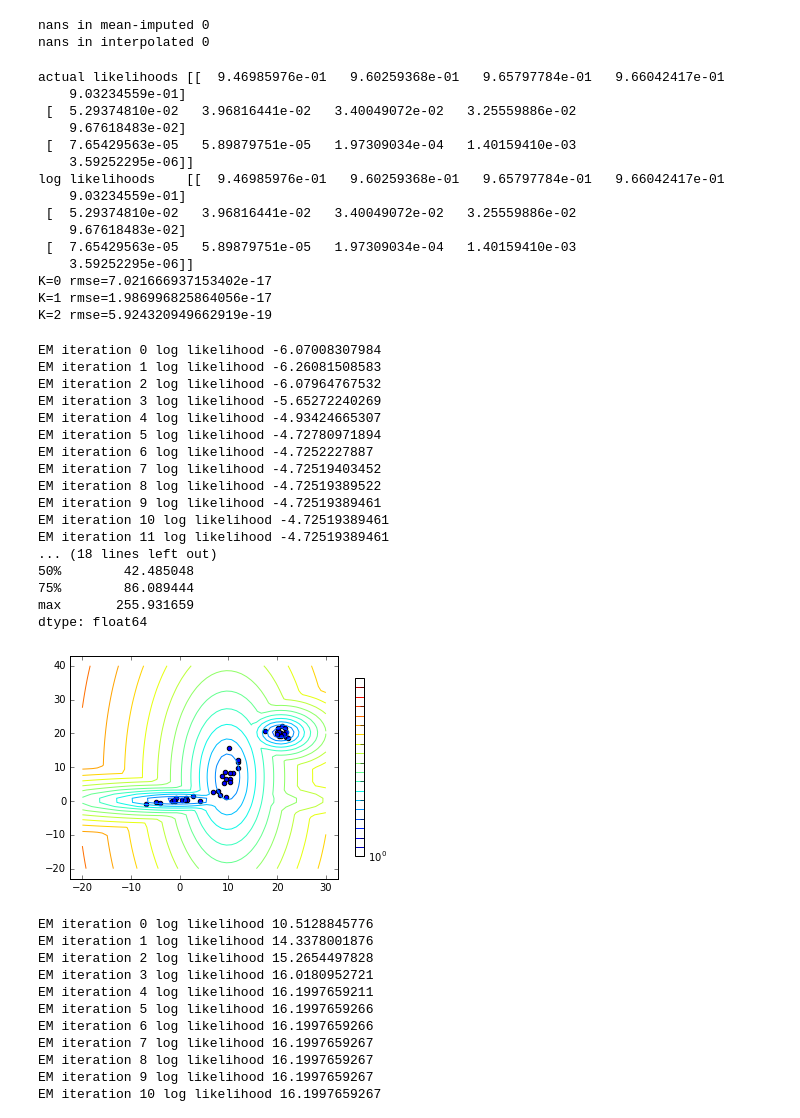
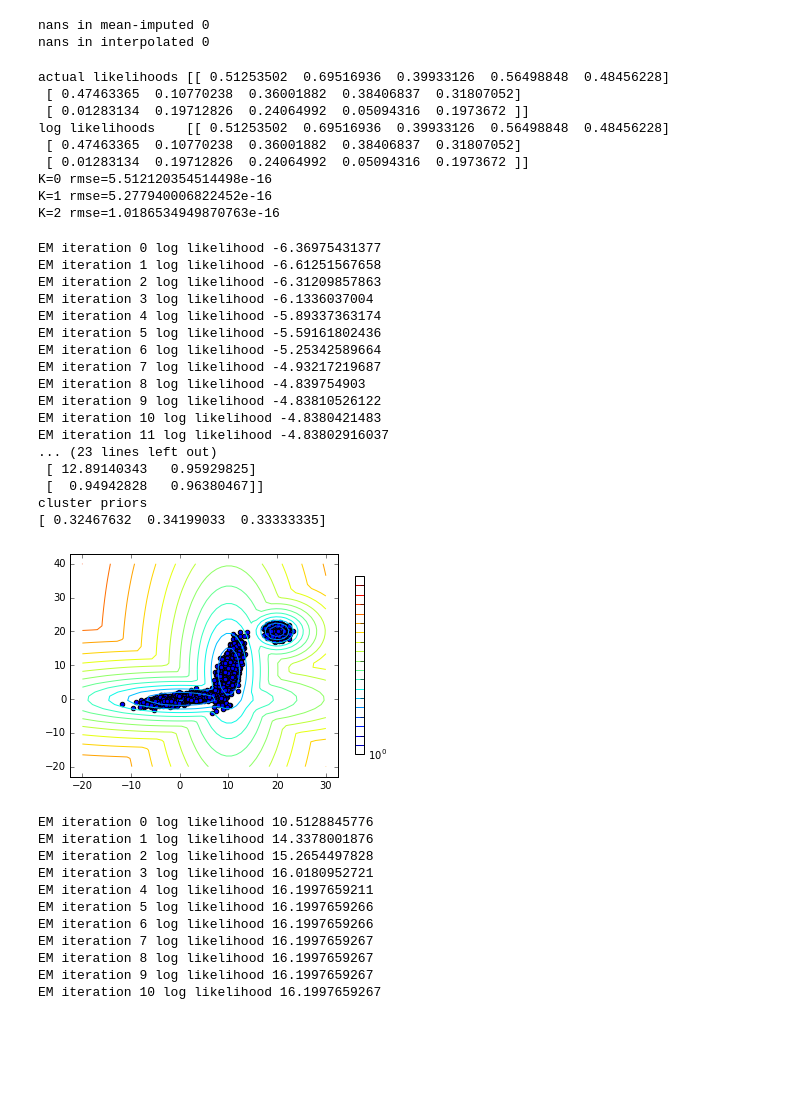
Before and after one commit to PrincetonUniversity/final-proj-cos-424, a Jupyter notebook: diag_tf.ipynb, the cells around one changed output. Cells and saved outputs as stored; diff of their text form; code cells hidden in the pictures; blank space fills up the shorter version.

```diff
--- a/diag_tf.ipynb
+++ b/diag_tf.ipynb
@@ -125,11 +125,11 @@ def tf_log_likelihood(X, mus, sigmas, alphas):
     return tf_log_normals(X, mus, sigmas) + tf.log(alphas) # KxN
 
 # X is NxD, mus is KxD, sigmas KxD, alphas is K
-# output is log probability, KxN responsibilities
+# output is 1xN log probability for each sample, KxN responsibilities
 def estep(X, mus, sigmas, alphas):
     log_likelihoods = tf_log_likelihood(X, mus, sigmas, alphas)
     sample_log_prob = tf_log_sum_exp(log_likelihoods) # 1xN
-    return tf.reduce_mean(sample_log_prob), tf.exp(log_likelihoods - sample_log_prob)
+    return sample_log_prob, tf.exp(log_likelihoods - sample_log_prob)
 
 EPS = np.finfo(float).eps
 MIN_COVAR = EPS
@@ -175,21 +175,15 @@ rmses = np.sqrt(sklearn.metrics.mean_squared_error(actual.T, resp.T, multioutput
 for i, rmse in enumerate(rmses):
     print('K={} rmse={}'.format(i, rmse))
 # %% [output]
-actual likelihoods [[  9.46985976e-01   9.60259368e-01   9.65797784e-01   9.66042417e-01
-    9.03234559e-01]
- [  5.29374810e-02   3.96816441e-02   3.40049072e-02   3.25559886e-02
-    9.67618483e-02]
- [  7.65429563e-05   5.89879751e-05   1.97309034e-04   1.40159410e-03
-    3.59252295e-06]]
-log likelihoods    [[  9.46985976e-01   9.60259368e-01   9.65797784e-01   9.66042417e-01
-    9.03234559e-01]
- [  5.29374810e-02   3.96816441e-02   3.40049072e-02   3.25559886e-02
-    9.67618483e-02]
- [  7.65429563e-05   5.89879751e-05   1.97309034e-04   1.40159410e-03
-    3.59252295e-06]]
-K=0 rmse=7.021666937153402e-17
-K=1 rmse=1.986996825864056e-17
-K=2 rmse=5.924320949662919e-19
+actual likelihoods [[ 0.51253502  0.69516936  0.39933126  0.56498848  0.48456228]
+ [ 0.47463365  0.10770238  0.36001882  0.38406837  0.31807052]
+ [ 0.01283134  0.19712826  0.24064992  0.05094316  0.1973672 ]]
+log likelihoods    [[ 0.51253502  0.69516936  0.39933126  0.56498848  0.48456228]
+ [ 0.47463365  0.10770238  0.36001882  0.38406837  0.31807052]
+ [ 0.01283134  0.19712826  0.24064992  0.05094316  0.1973672 ]]
+K=0 rmse=5.512120354514498e-16
+K=1 rmse=5.277940006822452e-16
+K=2 rmse=1.0186534949870763e-16
 # %%
 # Similar pattern to
 # https://gist.github.com/narphorium/d06b7ed234287e319f18
@@ -212,7 +206,7 @@ def fit_em(X, initial_mus, max_steps, tol):
 
     mus, sigmas, alphas = (tf.Variable(x, dtype='float64') for x in [mus0, sigmas0, alphas0])
 
-    mean_ll, resp = estep(X, mus, sigmas, alphas)
+    all_ll, resp = estep(X, mus, sigmas, alphas)
     cmus, csigmas, calphas = mstep(X, resp)
     update_mus_step = tf.assign(mus, cmus)
     update_sigmas_step = tf.assign(sigmas, csigmas)
@@ -224,7 +218,7 @@ def fit_em(X, initial_mus, max_steps, tol):
     with tf.Session() as sess:
         sess.run(init_op)
         for i in range(max_steps):
-            ll = sess.run(mean_ll)
+            ll = sess.run(tf.reduce_mean(all_ll))
             sess.run((update_mus_step, update_sigmas_step, update_alphas_step))
             print('EM iteration', i, 'log likelihood', ll)
             if abs(ll - prev_ll) < tol:
@@ -237,52 +244,50 @@ def fit_em(X, initial_mus, max_steps, tol):
 # %%
-n_samples = 15
+n_samples = 1000
 np.random.seed(0)
 
 def MVN(shear, shift):
     rs = np.random.randn(n_samples, 2)
     return np.dot(rs, shear.T) + shift
 G1 = MVN(np.identity(2), np.array([20, 20]))
 G2 = MVN(np.array([[0., 3.5], [-0.7, .7]]), np.zeros(2))
 G3 = MVN(np.array([[-1, 0.8], [0, 4]]), np.array([10, 8]))
 
 # concatenate the two datasets into the final training set
 X = np.vstack([G1, G2, G3])
 rx = np.random.choice(range(len(X)), 3, replace=False)
 
 # http://scikit-learn.org/stable/auto_examples/mixture/plot_gmm_pdf.html
 _, m, s, a = fit_em(X, X[rx], 100, EPS)
 x = np.linspace(-20.0, 30.0)
 y = np.linspace(-20.0, 40.0)
 xx, yy = np.meshgrid(x, y)
 pts = np.array([xx.ravel(), yy.ravel()]).T
-resp = tf_log_likelihood(pts, m, s, a).eval()
+ll = -estep(pts, m, s, a)[0].eval()
 print('means\n{}\ncov\n{}\ncluster priors\n{}'.format(m, s, a))
-ll = -resp.max(axis=0)
-print(pd.Series(ll).describe())
 CS = plt.contour(xx, yy, ll.reshape(xx.shape), norm=LogNorm(vmin=1.0, vmax=1000.0),
                 levels=np.logspace(0, 3, 20))
 plt.colorbar(CS, shrink=0.8, extend='both')
 plt.scatter(X[:, 0], X[:, 1])
 plt.show()
 # %% [output]
-EM iteration 0 log likelihood -6.07008307984
-EM iteration 1 log likelihood -6.26081508583
-EM iteration 2 log likelihood -6.07964767532
-EM iteration 3 log likelihood -5.65272240269
-EM iteration 4 log likelihood -4.93424665307
-EM iteration 5 log likelihood -4.72780971894
-EM iteration 6 log likelihood -4.7252227887
-EM iteration 7 log likelihood -4.72519403452
-EM iteration 8 log likelihood -4.72519389522
-EM iteration 9 log likelihood -4.72519389461
-EM iteration 10 log likelihood -4.72519389461
-EM iteration 11 log likelihood -4.72519389461
-... (18 lines left out)
-50%        42.485048
-75%        86.089444
-max       255.931659
-dtype: float64
+EM iteration 0 log likelihood -6.36975431377
+EM iteration 1 log likelihood -6.61251567658
+EM iteration 2 log likelihood -6.31209857863
+EM iteration 3 log likelihood -6.1336037004
+EM iteration 4 log likelihood -5.89337363174
+EM iteration 5 log likelihood -5.59161802436
+EM iteration 6 log likelihood -5.25342589664
+EM iteration 7 log likelihood -4.93217219687
+EM iteration 8 log likelihood -4.839754903
+EM iteration 9 log likelihood -4.83810526122
+EM iteration 10 log likelihood -4.8380421483
+EM iteration 11 log likelihood -4.83802916037
+... (23 lines left out)
+ [ 12.89140343   0.95929825]
+ [  0.94942828   0.96380467]]
+cluster priors
+[ 0.32467632  0.34199033  0.33333335]
-[figure, old version]
+[figure, new version]
 # %%
 N = 10
 p = 20 # D is better?
```
Also changed, not shown: parts of 1 cell of this notebook.
